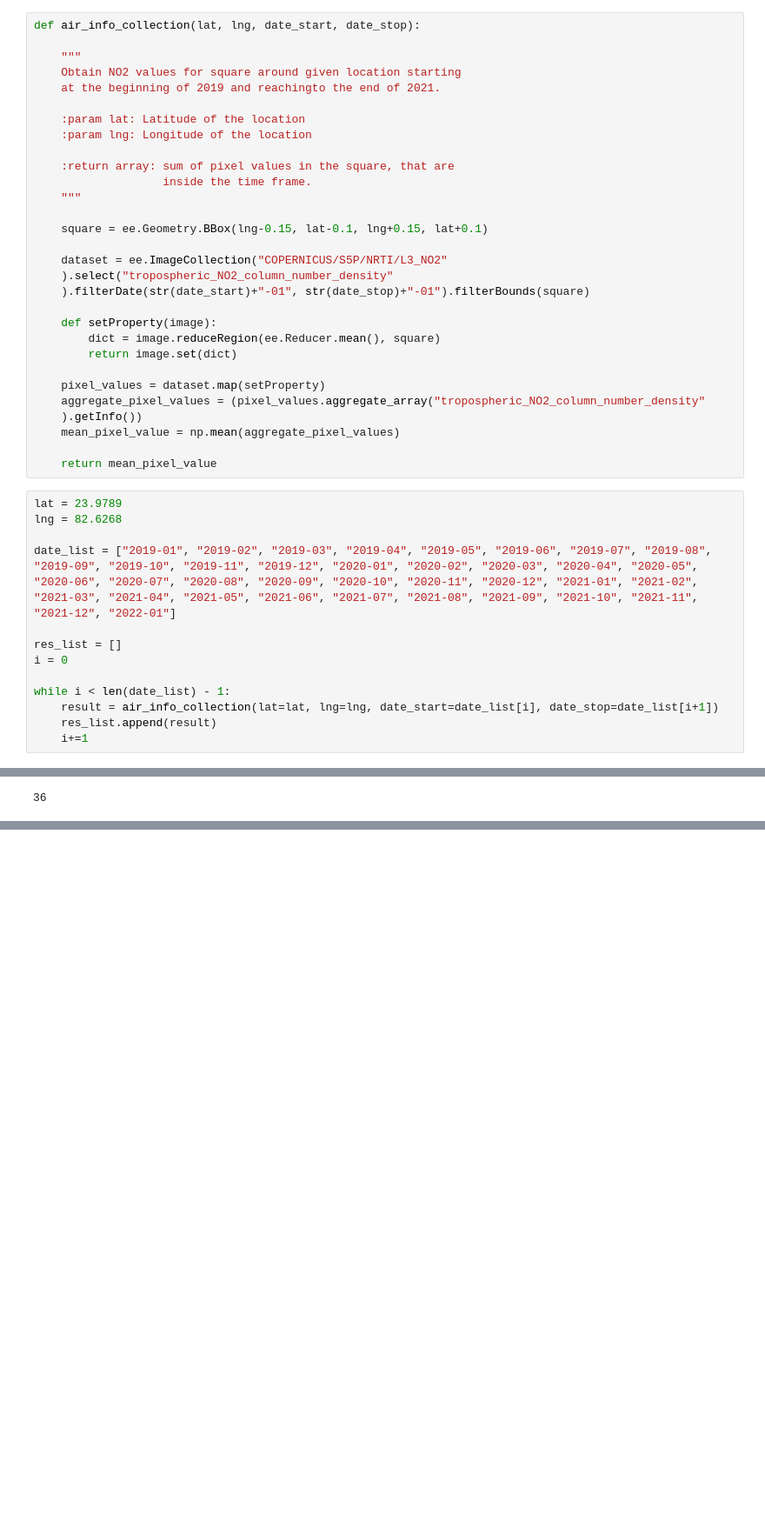
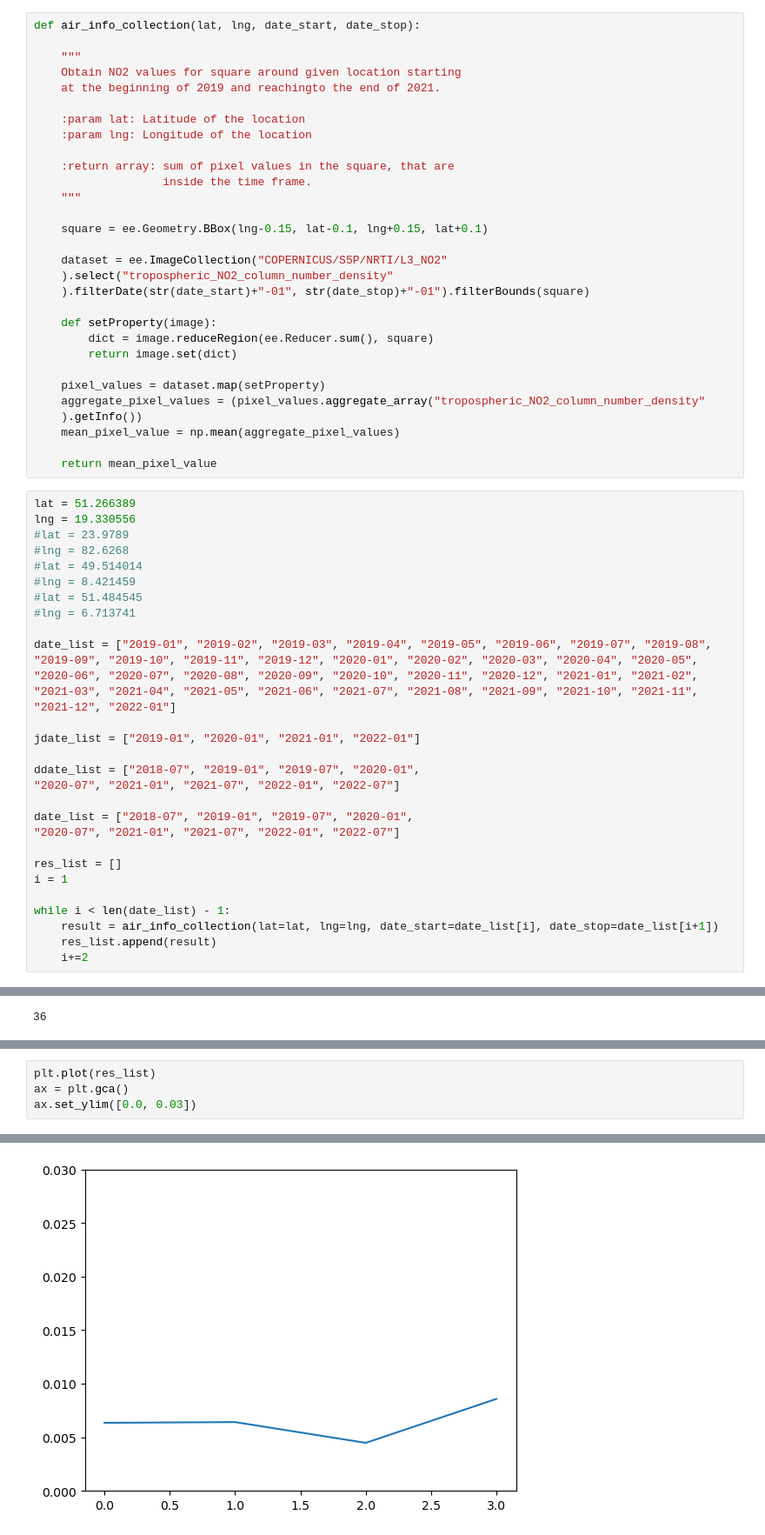
Before and after one commit to nilsmart96/Cassini, a Jupyter notebook: extract_data.ipynb, the cells around one changed output, grey strips where cells are left out. Shown at 87% size. Cells and saved outputs as stored; diff of their text form; blank space fills up the shorter version.

```diff
--- a/extract_data.ipynb
+++ b/extract_data.ipynb
@@ -34,7 +35,7 @@ def air_info_collection(lat, lng, date_start, date_stop):
     ).filterDate(str(date_start)+"-01", str(date_stop)+"-01").filterBounds(square)
 
     def setProperty(image):
-        dict = image.reduceRegion(ee.Reducer.mean(), square)
+        dict = image.reduceRegion(ee.Reducer.sum(), square)
         return image.set(dict)
 
     pixel_values = dataset.map(setProperty)
@@ -44,8 +45,14 @@ def air_info_collection(lat, lng, date_start, date_stop):
 
     return mean_pixel_value
 # %%
-lat = 23.9789
-lng = 82.6268
+lat = 51.266389
+lng = 19.330556
+#lat = 23.9789
+#lng = 82.6268
+#lat = 49.514014
+#lng = 8.421459
+#lat = 51.484545
+#lng = 6.713741
 
 date_list = ["2019-01", "2019-02", "2019-03", "2019-04", "2019-05", "2019-06", "2019-07", "2019-08",
 "2019-09", "2019-10", "2019-11", "2019-12", "2020-01", "2020-02", "2020-03", "2020-04", "2020-05",
@@ -53,13 +60,21 @@ date_list = ["2019-01", "2019-02", "2019-03", "2019-04", "2019-05", "2019-06", "
 "2021-03", "2021-04", "2021-05", "2021-06", "2021-07", "2021-08", "2021-09", "2021-10", "2021-11",
 "2021-12", "2022-01"]
 
+jdate_list = ["2019-01", "2020-01", "2021-01", "2022-01"]
+
+ddate_list = ["2018-07", "2019-01", "2019-07", "2020-01",
+"2020-07", "2021-01", "2021-07", "2022-01", "2022-07"]
+
+date_list = ["2018-07", "2019-01", "2019-07", "2020-01",
+"2020-07", "2021-01", "2021-07", "2022-01", "2022-07"]
+
 res_list = []
-i = 0
+i = 1
 
 while i < len(date_list) - 1:
     result = air_info_collection(lat=lat, lng=lng, date_start=date_list[i], date_stop=date_list[i+1])
     res_list.append(result)
-    i+=1
+    i+=2
 # %%
 print(len(res_list))
 # %% [output]
@@ -71,0 +82,5 @@ plt.plot(res_list)
+# %%
+plt.plot(res_list)
+ax = plt.gca()
+ax.set_ylim([0.0, 0.03])
+# %% [output]
@@ -71,0 +88 @@ plt.plot(res_list)
+[figure, added]
```
Also changed, not shown: parts of 7 cells of this notebook.
